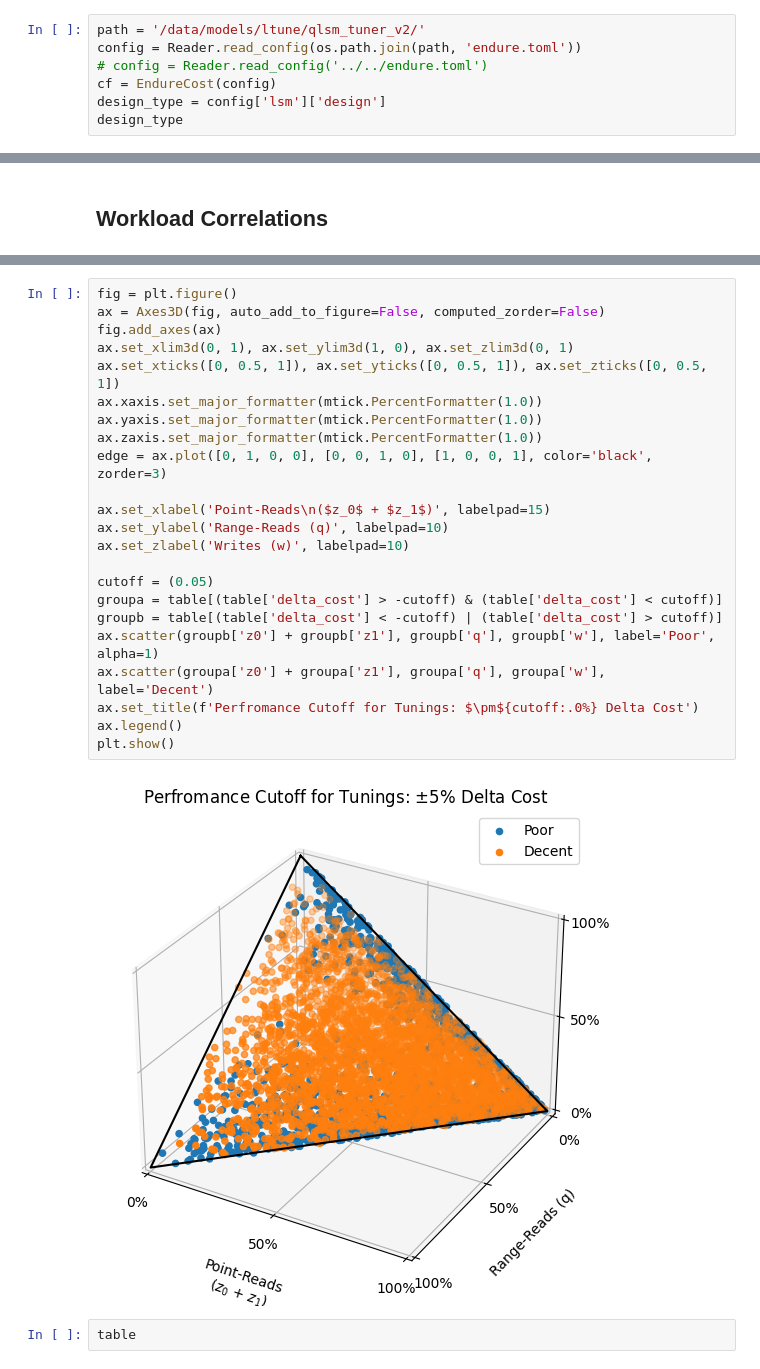
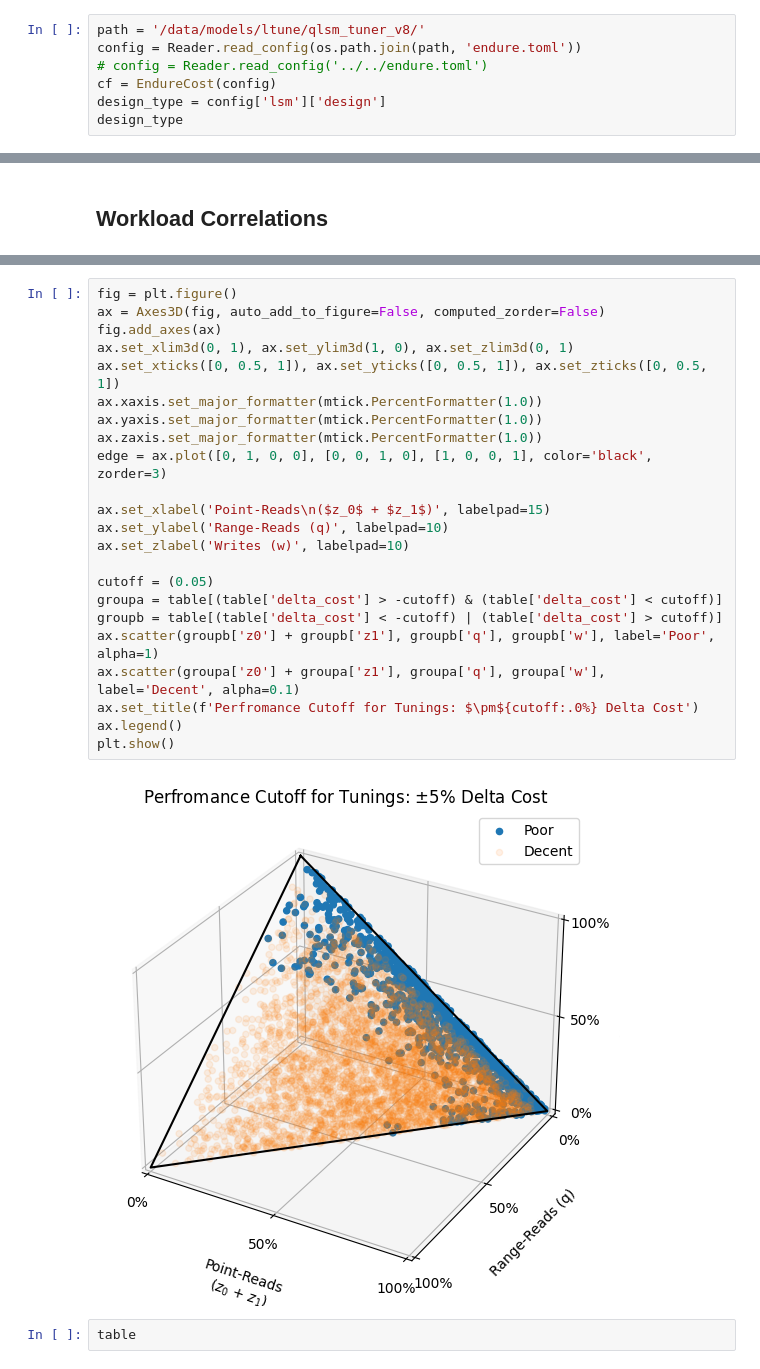
Before and after one commit to ephoris/endure-jupyter, a Jupyter notebook: experiments/01_ltune_eval.ipynb, the cells around one changed output, grey strips where cells are left out. Drawn from its saved outputs; the diff is of its cells as text.

```diff
--- a/experiments/01_ltune_eval.ipynb
+++ b/experiments/01_ltune_eval.ipynb
@@ -25,7 +28,7 @@ from endure.ltune.model import LTuneModelBuilder
 # %% [markdown]
 # Loading Model
 # %%
-path = '/data/models/ltune/qlsm_tuner_v2/'
+path = '/data/models/ltune/qlsm_tuner_v8/'
 config = Reader.read_config(os.path.join(path, 'endure.toml'))
 # config = Reader.read_config('../../endure.toml')
 cf = EndureCost(config)
@@ -272,28 +303,28 @@ plt.show()
 # %%
 fig = plt.figure()
 ax = Axes3D(fig, auto_add_to_figure=False, computed_zorder=False)
 fig.add_axes(ax)
 ax.set_xlim3d(0, 1), ax.set_ylim3d(1, 0), ax.set_zlim3d(0, 1)
 ax.set_xticks([0, 0.5, 1]), ax.set_yticks([0, 0.5, 1]), ax.set_zticks([0, 0.5, 1])
 ax.xaxis.set_major_formatter(mtick.PercentFormatter(1.0))
 ax.yaxis.set_major_formatter(mtick.PercentFormatter(1.0))
 ax.zaxis.set_major_formatter(mtick.PercentFormatter(1.0))
 edge = ax.plot([0, 1, 0, 0], [0, 0, 1, 0], [1, 0, 0, 1], color='black', zorder=3)
 
 ax.set_xlabel('Point-Reads\n($z_0$ + $z_1$)', labelpad=15)
 ax.set_ylabel('Range-Reads (q)', labelpad=10)
 ax.set_zlabel('Writes (w)', labelpad=10)
 
 cutoff = (0.05)
 groupa = table[(table['delta_cost'] > -cutoff) & (table['delta_cost'] < cutoff)]
 groupb = table[(table['delta_cost'] < -cutoff) | (table['delta_cost'] > cutoff)]
 ax.scatter(groupb['z0'] + groupb['z1'], groupb['q'], groupb['w'], label='Poor', alpha=1)
-ax.scatter(groupa['z0'] + groupa['z1'], groupa['q'], groupa['w'], label='Decent')
+ax.scatter(groupa['z0'] + groupa['z1'], groupa['q'], groupa['w'], label='Decent', alpha=0.1)
 ax.set_title(f'Perfromance Cutoff for Tunings: $\pm${cutoff:.0%} Delta Cost')
 ax.legend()
 plt.show()
 # %% [output]
-[figure, old version]
+[figure, new version]
 # %%
 table
 # %% [output]
```
Also changed, not shown: parts of 29 cells of this notebook, 1 other file.
